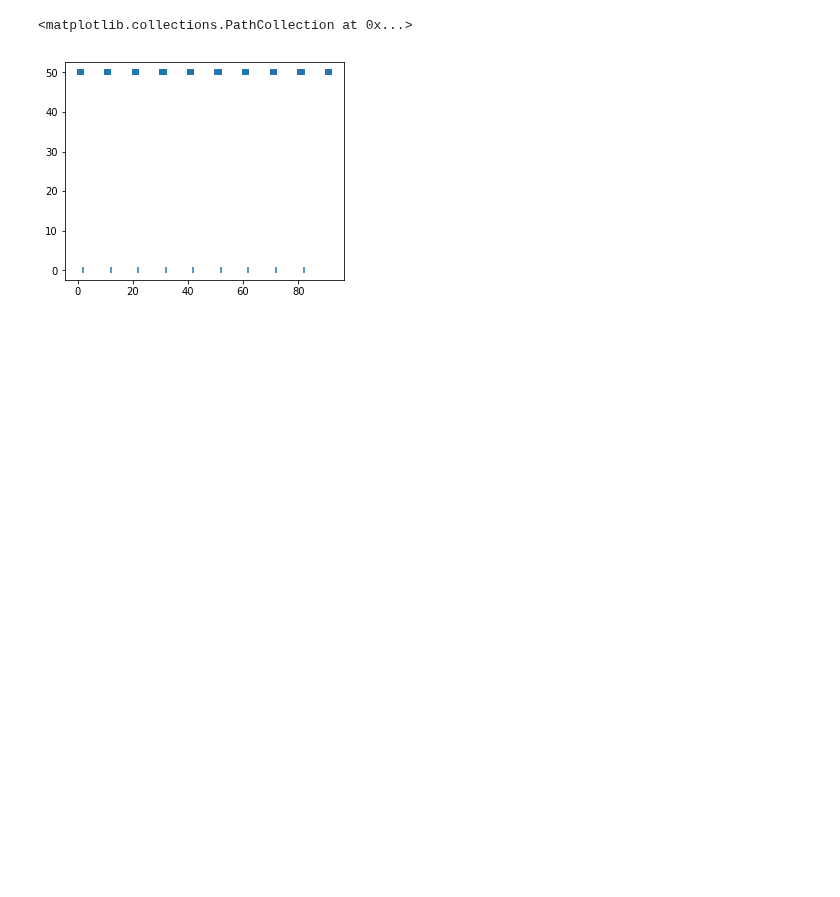
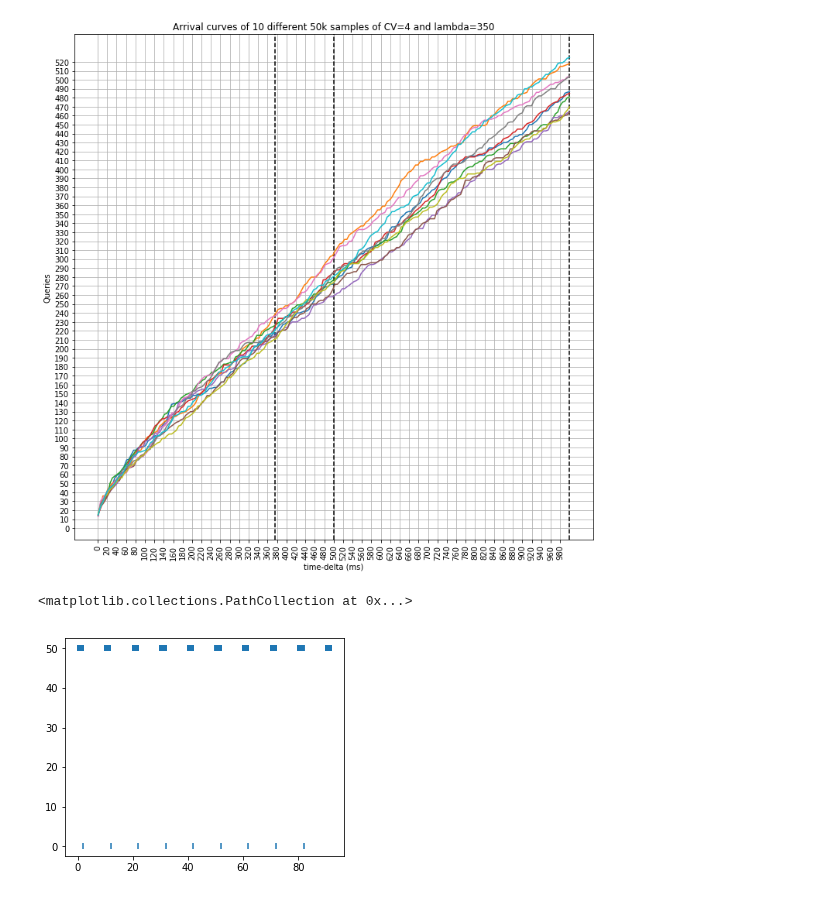
Before and after one commit to dcrankshaw/plots-model-comp-paper, a Jupyter notebook: plotting/archive/Exponential_dists.ipynb, the cells around one changed output. Cells and saved outputs as stored; diff of their text form; code cells hidden in the pictures; blank space fills up the shorter version.

```diff
--- a/plotting/archive/Exponential_dists.ipynb
+++ b/plotting/archive/Exponential_dists.ipynb
@@ -80,5 +62,5 @@ betas [ 0.06  0.09  0.09  0.08  0.04  0.08  0.    0.03  0.05  0.01]
 # %%
-def get_max_curve(timestamps, trial_range):
+def get_max_curve(timestamps, trial_range, queue=None):
     def get_smallest_delta_2(time_range, timestamps):
         head_index = 0 # the first index less than or equal to time_range's higher end
         tail_index = 0 # the first index less than or equal to time_range's lower end
@@ -117,6 +99,8 @@ def get_max_curve(timestamps, trial_range):
         return max_so_far
     y_axis = np.asarray([get_smallest_delta_2(float(i), timestamps) for i in trial_range])
     x_axis = np.asarray(list(trial_range))
+    if queue:
+        queue.put((x_axis, y_axis))
     return x_axis, y_axis
 # %%
 ### import timeit
@@ -133,6 +117,41 @@ def batched(mean, CV, size):
     template[template > ratio] = right
     template[template <= ratio] = 0
     return template
+# %%
+CV = 4
+lambd = 350
+N=10
+# %%
+timestamps_list = [np.cumsum(gamma(1./lambd*1000, CV, 50000)) for _ in range(N)]
+
+
+from multiprocessing import Process, Queue
+x_range = np.linspace(1,1000, 200)
+coordinate_list = []
+queue = Queue()
+procs = []
+for timestamps in timestamps_list:
+    p = Process(target=get_max_curve, args=(timestamps, x_range, queue))
+    p.start()
+    procs.append(p)
+for p in procs:
+    coordinate_list.append(queue.get())
+# %%
+plt.figure(figsize=(12,12))
+plt.xticks(np.arange(0,1000,20), rotation="vertical")
+max_y = np.max([y for _,y in coordinate_list])
+plt.yticks(np.arange(0,max_y,10))
+plt.axvline(x=375, color="black", linestyle="--")
+plt.axvline(x=500, color="black", linestyle="--")
+plt.axvline(x=1000, color="black", linestyle="--")
+plt.grid(True)
+plt.title("Arrival curves of {} different 50k samples of CV={} and lambda={}".format(N, CV, lambd))
+plt.xlabel("time-delta (ms)")
+plt.ylabel("Queries")
+for x,y in coordinate_list:
+    plt.plot(x,y)
+# %% [output]
+[figure, added]
 # %%
 def generate_square_wave_hist(mean, duty_cycle_fraction, period, size):
     on_time = duty_cycle_fraction * period
```
Also changed, not shown: parts of 8 cells of this notebook.
